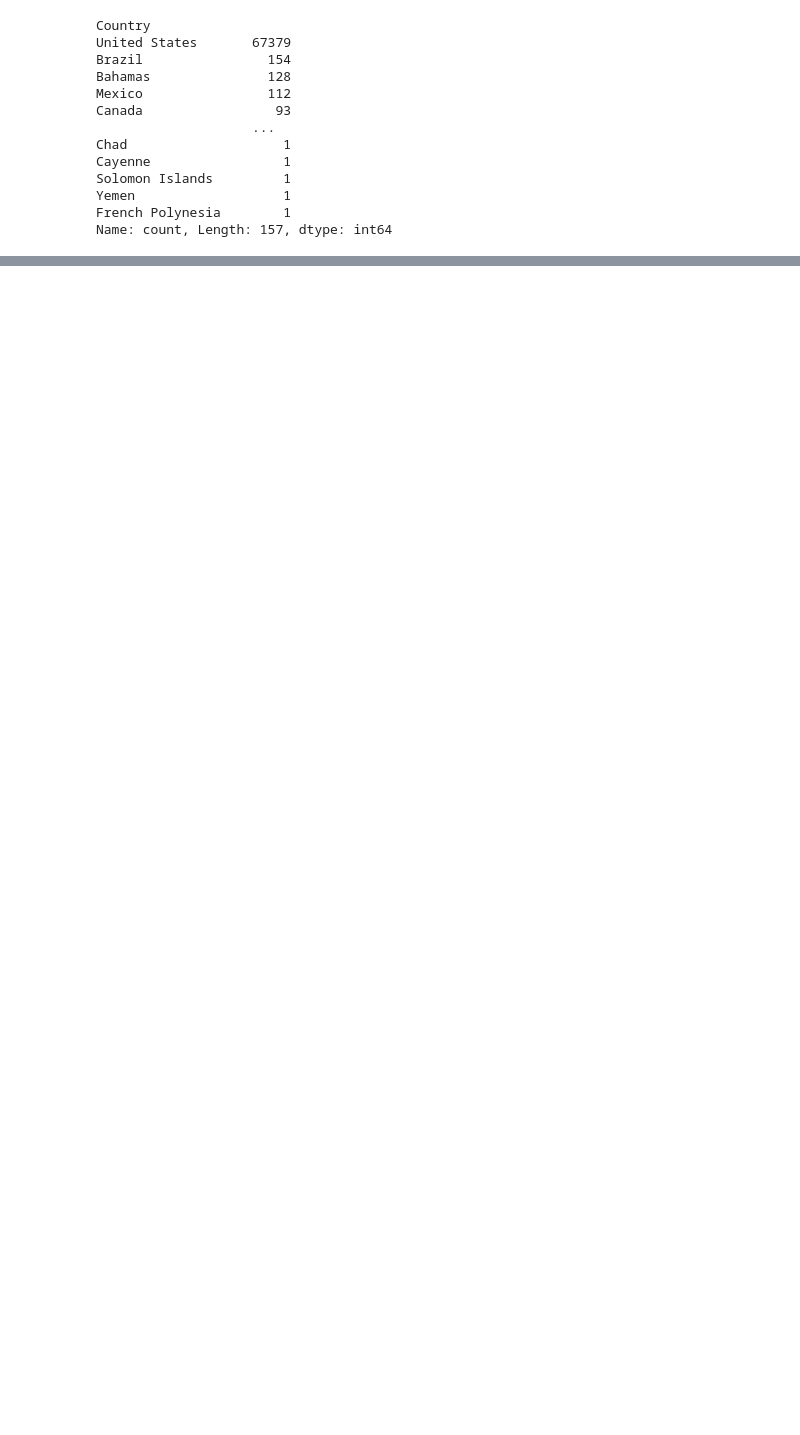
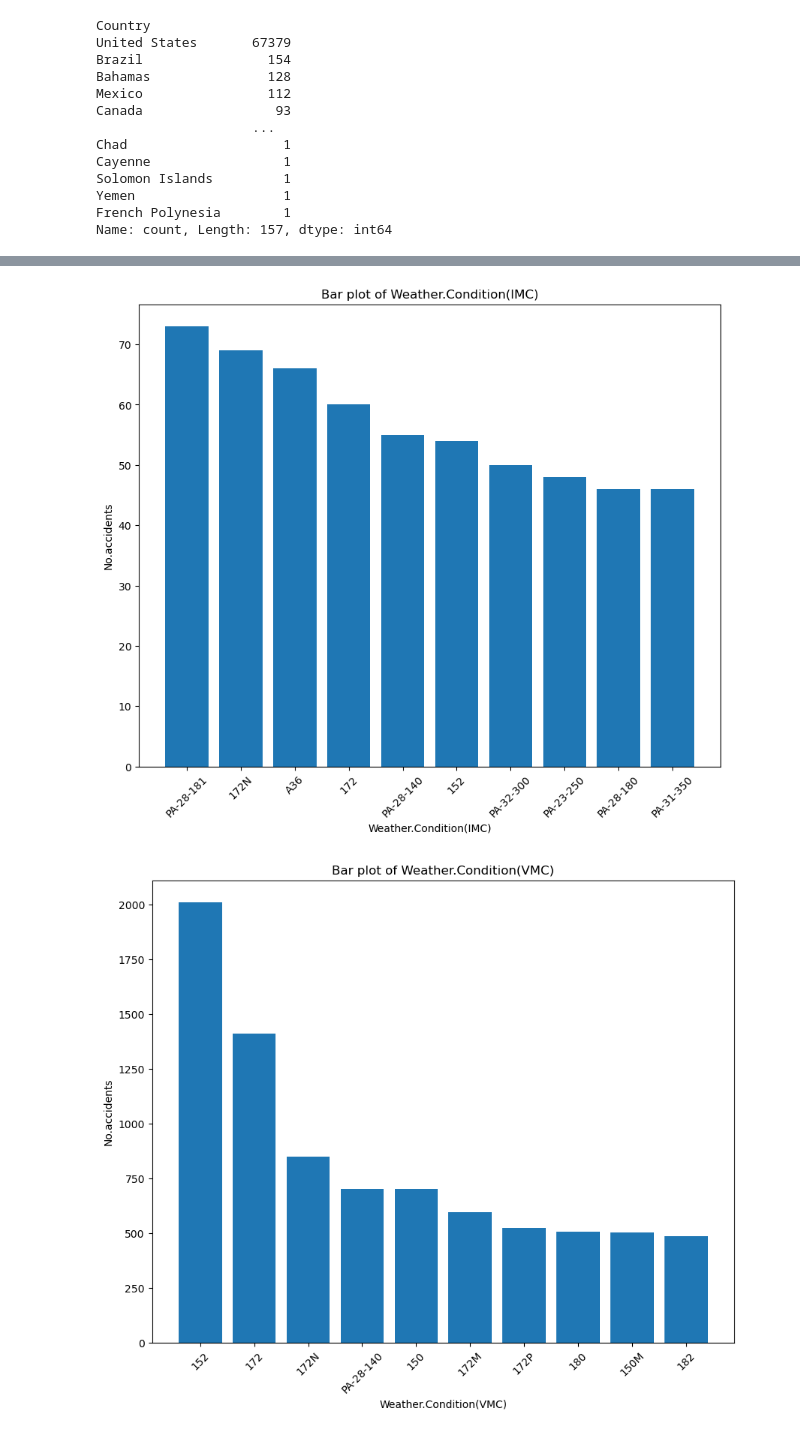
Before and after one commit to T-hoveen/dsc-phase-1-project-v3, a Jupyter notebook: student.ipynb, the cells around one changed output, grey strips where cells are left out. Cells and saved outputs as stored; diff of their text form; code cells hidden in the pictures; blank space fills up the shorter version.

```diff
--- a/student.ipynb
+++ b/student.ipynb
@@ -525,0 +545,11 @@ There seems to be no relationship between the two variables
+# %%
+# Weather condition
+Weather_data=Aviation_clean.groupby(['Weather.Condition','Model']).count()['Number.of.Engines'].sort_values(ascending=False)
+Weather_data['VMC'].head(10)
+Weather_data['IMC'].head(10)
+# Weather_data
+Bar_plot(Weather_data['IMC'].head(10),'Weather.Condition(IMC)')
+Bar_plot(Weather_data['VMC'].head(10),'Weather.Condition(VMC)')
+# %% [output]
+[figure, added]
+[figure, added]
```
Also changed, not shown: parts of 14 cells of this notebook.
